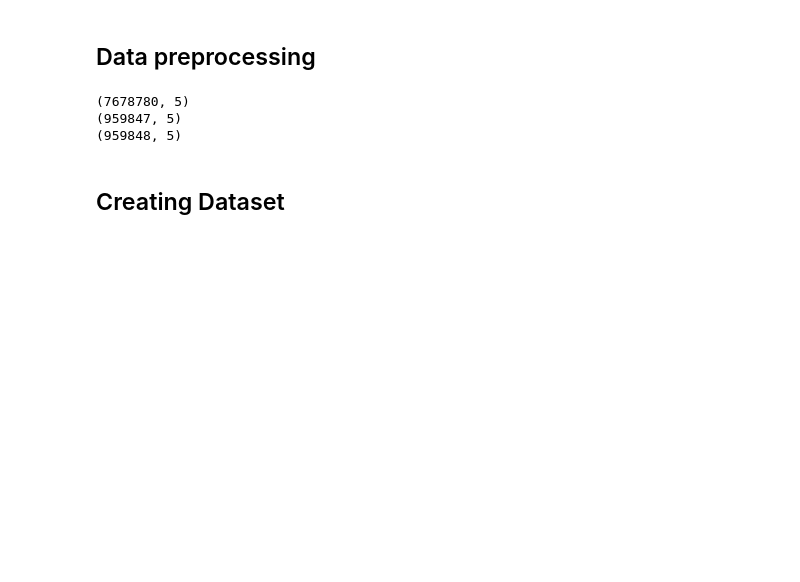
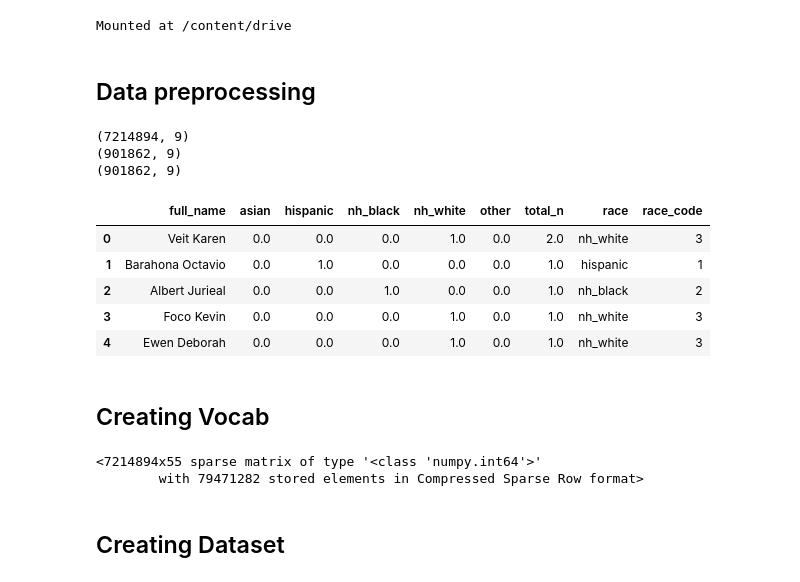
Before and after one commit to appeler/ethnicolr_v2, a Jupyter notebook: notebooks/3.1_lstm_fullname.ipynb, the cells around one changed output. Saved outputs shown, nothing was run; the diff lists cells and outputs as text; code cells hidden in the pictures; blank space fills up the shorter version.

```diff
--- a/notebooks/3.1_lstm_fullname.ipynb
+++ b/notebooks/3.1_lstm_fullname.ipynb
@@ -9,2 +8,7 @@ Requirement already satisfied: fastprogress in ./.local/lib/python3.8/site-packa
+# %%
+from google.colab import drive
+drive.mount('/content/drive')
+# %% [output]
+Mounted at /content/drive
 # %%
 import string
@@ -24,14 +31,25 @@ from fastprogress import master_bar, progress_bar
 # %% [markdown]
 ## Data preprocessing
 # %%
-train_df = pd.read_csv("data/fl_2022_FullName_train.csv.gz")
-val_df = pd.read_csv("data/fl_2022_FullName_val.csv.gz")
-test_df = pd.read_csv("data/fl_2022_FullName_test.csv.gz")
+train_df = pd.read_csv("/content/drive/MyDrive/Colab/ethnicolor/data/fl_2022_FullName_train.csv.gz")
+val_df = pd.read_csv("/content/drive/MyDrive/Colab/ethnicolor/data/fl_2022_FullName_val.csv.gz")
+test_df = pd.read_csv("/content/drive/MyDrive/Colab/ethnicolor/data/fl_2022_FullName_test.csv.gz")
 # %%
 print(train_df.shape)
 print(val_df.shape)
 print(test_df.shape)
 # %% [output]
-(7678780, 5)
-(959847, 5)
-(959848, 5)
+(7214894, 9)
+(901862, 9)
+(901862, 9)
+# %%
+train_df.head()
+# %% [output]
+|  | full_name | asian | hispanic | nh_black | nh_white | other | total_n | race | race_code |
+| 0 | Veit Karen | 0.0 | 0.0 | 0.0 | 1.0 | 0.0 | 2.0 | nh_white | 3 |
+| 1 | Barahona Octavio | 0.0 | 1.0 | 0.0 | 0.0 | 0.0 | 1.0 | hispanic | 1 |
+| 2 | Albert Jurieal | 0.0 | 0.0 | 1.0 | 0.0 | 0.0 | 1.0 | nh_black | 2 |
+| 3 | Foco Kevin | 0.0 | 0.0 | 0.0 | 1.0 | 0.0 | 1.0 | nh_white | 3 |
+| 4 | Ewen Deborah | 0.0 | 0.0 | 0.0 | 1.0 | 0.0 | 1.0 | nh_white | 3 |
+# %% [markdown]
+## Creating Vocab
@@ -37,0 +58,5 @@ print(test_df.shape)
+# %%
+vectorizer.fit_transform(train_df['full_name'])
+# %% [output]
+<7214894x55 sparse matrix of type '<class 'numpy.int64'>'
+        with 79471282 stored elements in Compressed Sparse Row format>
```
Also changed, not shown: parts of 57 cells of this notebook.
